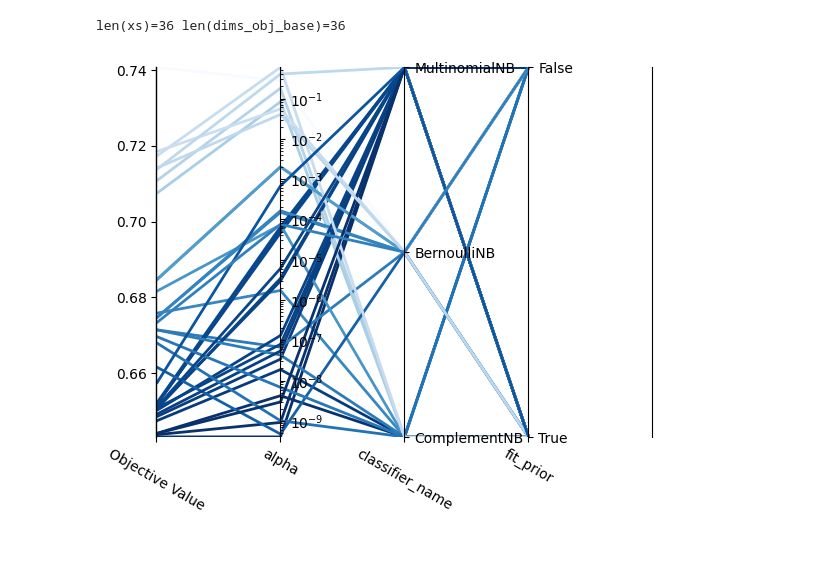
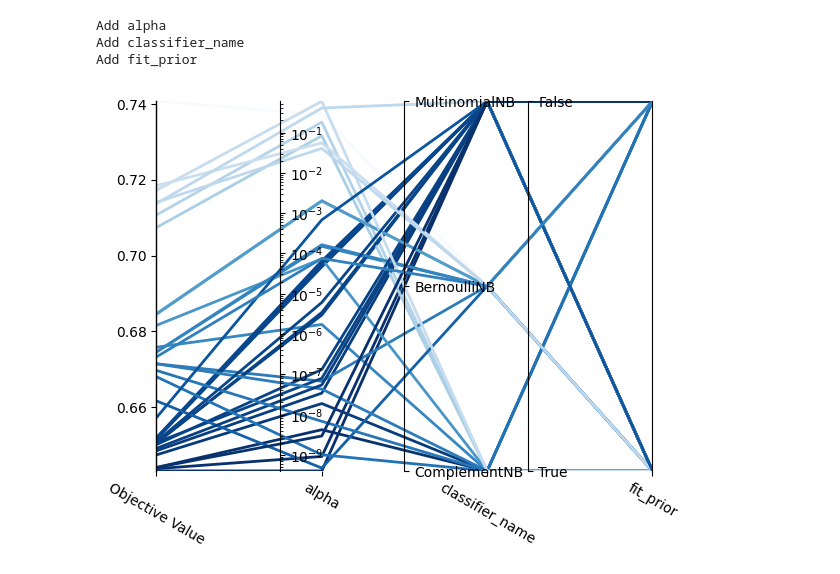
Before and after one commit to AndressaStefany/severityPrediction, a Jupyter notebook: src/visualize_baseline_results.ipynb, the cells around one changed output. Saved outputs shown, nothing was run; the diff lists cells and outputs as text; code cells hidden in the pictures.

```diff
--- a/src/visualize_baseline_results.ipynb
+++ b/src/visualize_baseline_results.ipynb
@@ -36,7 +36,6 @@ def plot_parallel_coordinate(
     info = _get_parallel_coordinate_info(study, params, target=target, target_name=target_name)
     return _get_parallel_coordinate_plot(info, cmap=cmap, linewidths=linewidths, mapping=mapping)
 def _get_parallel_coordinate_plot(info, cmap, linewidths, mapping, colorbar: bool = False):
-    reversescale = info.reverse_scale
     target_name = info.target_name
 
     # Set up the graph style.
@@ -74,7 +73,7 @@ def _get_parallel_coordinate_plot(info, cmap, linewidths, mapping, colorbar: boo
     if mapping is not None:
         var_names = [mapping[v] for v in var_names if mapping is None or (mapping is None and v in mapping)]
     n_params = len(var_names)
-    ax.set_xlim(0, n_params)
+    ax.set_xlim(0, n_params-1)
     ax.set_ylim(info.dim_objective.range[0], info.dim_objective.range[1])
     xs = [range(n_params) for _ in range(len(dims_obj_base))]
     segments = [np.column_stack([x, y]) for x, y in zip(xs, dims_obj_base)]
@@ -88,32 +87,34 @@ def _get_parallel_coordinate_plot(info, cmap, linewidths, mapping, colorbar: boo
     for i, dim in enumerate(info.dims_params):
         if mapping is not None and dim.label not in mapping:
             continue
         ax2 = ax.twinx()
         if dim.is_log:
             ax2.set_ylim(np.power(10, dim.range[0]), np.power(10, dim.range[1]))
             ax2.set_yscale("log")
         else:
             ax2.set_ylim(dim.range[0], dim.range[1])
         ax2.spines["top"].set_visible(False)
         ax2.spines["bottom"].set_visible(False)
         ax2.xaxis.set_visible(False)
         ax2.spines["right"].set_position(("axes", (i + 1) / n_params))
         if dim.is_cat:
             ax2.set_yticks(dim.tickvals)
             ax2.set_yticklabels(dim.ticktext)
 
     ax.add_collection(lc)
 
     return ax
 mapping = {'algorithm':'Algorithm','leaf_size':'Leaf size','n_neighbors':'Number of neighbors','p':'p','weights':'Weight'}
 mapping = {'C':'C (regularization)','class_weight':'Class weight','coef0':'coef0','decision_function_shape':'Decision fn shape','degree':'Degree', 'kernel': 'Kernel', 'max_iter': 'Max. iterations', 'shrinking':'Shrinking','tol':'Tolerance'}
 mapping = {'alpha':'alpha','binarize':'Binarize','fit_prior':'Fit prior','classifier_name':'Classifier name'}
 mapping = {'alpha':'alpha','classifier_name':'Classifier name','fit_prior':'Fit prior', 'norm':"Normalization"}
 mapping = {'classifier_name':'Classifier name','var_smoothing':'Variable smoothing'}
 mapping = {'alpha':'alpha','fit_prior':'Fit prior','classifier_name':'Classifier name', 'Objective Value': 'AUC'}
 
 params = [k for k in mapping if k != "Objective Value"]
 fig = plot_parallel_coordinate(study,params,mapping=None)
 # %% [output]
-len(xs)=36 len(dims_obj_base)=36
+Add alpha
+Add classifier_name
+Add fit_prior
-[figure, old version]
+[figure, new version]
```
